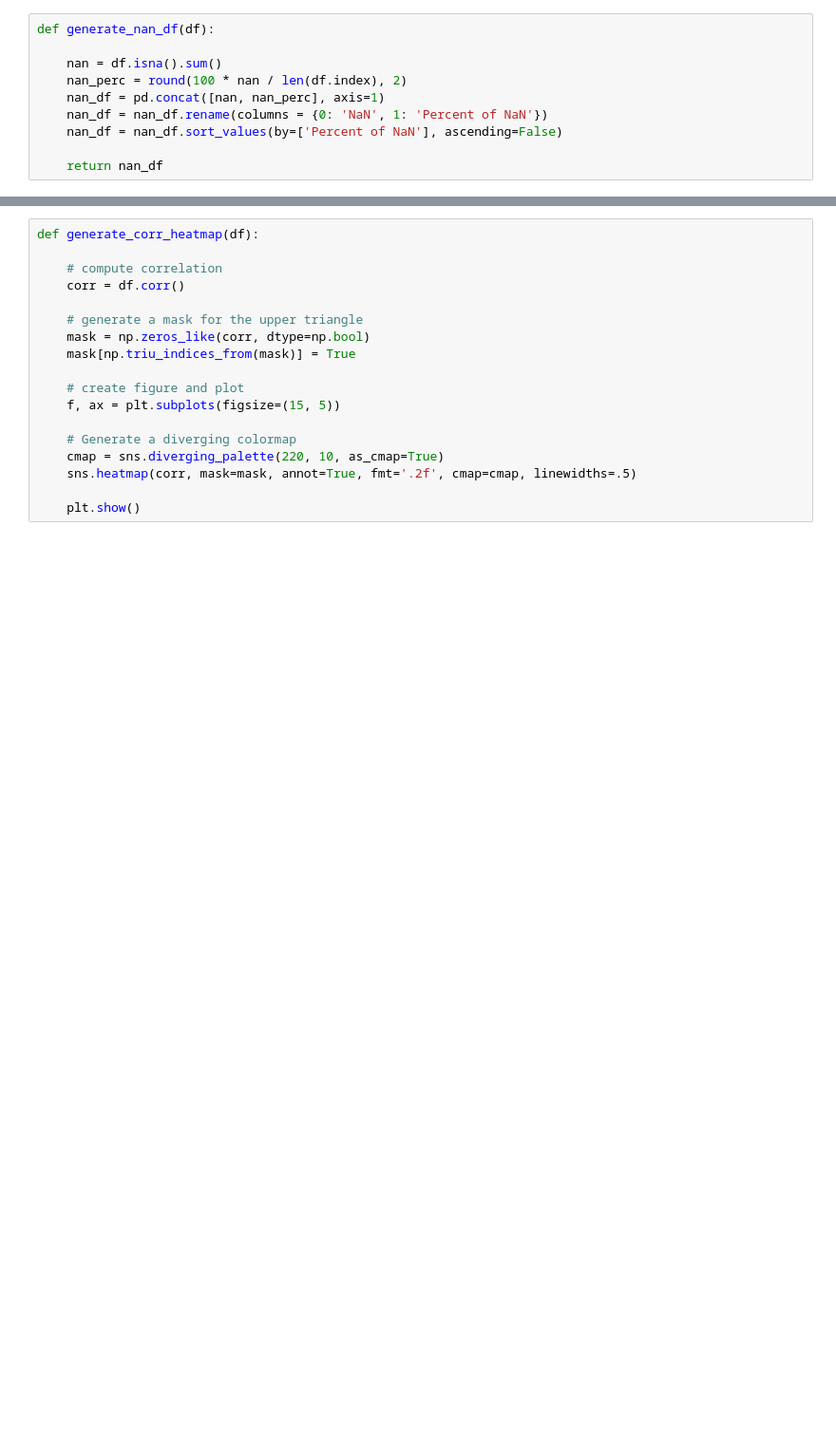
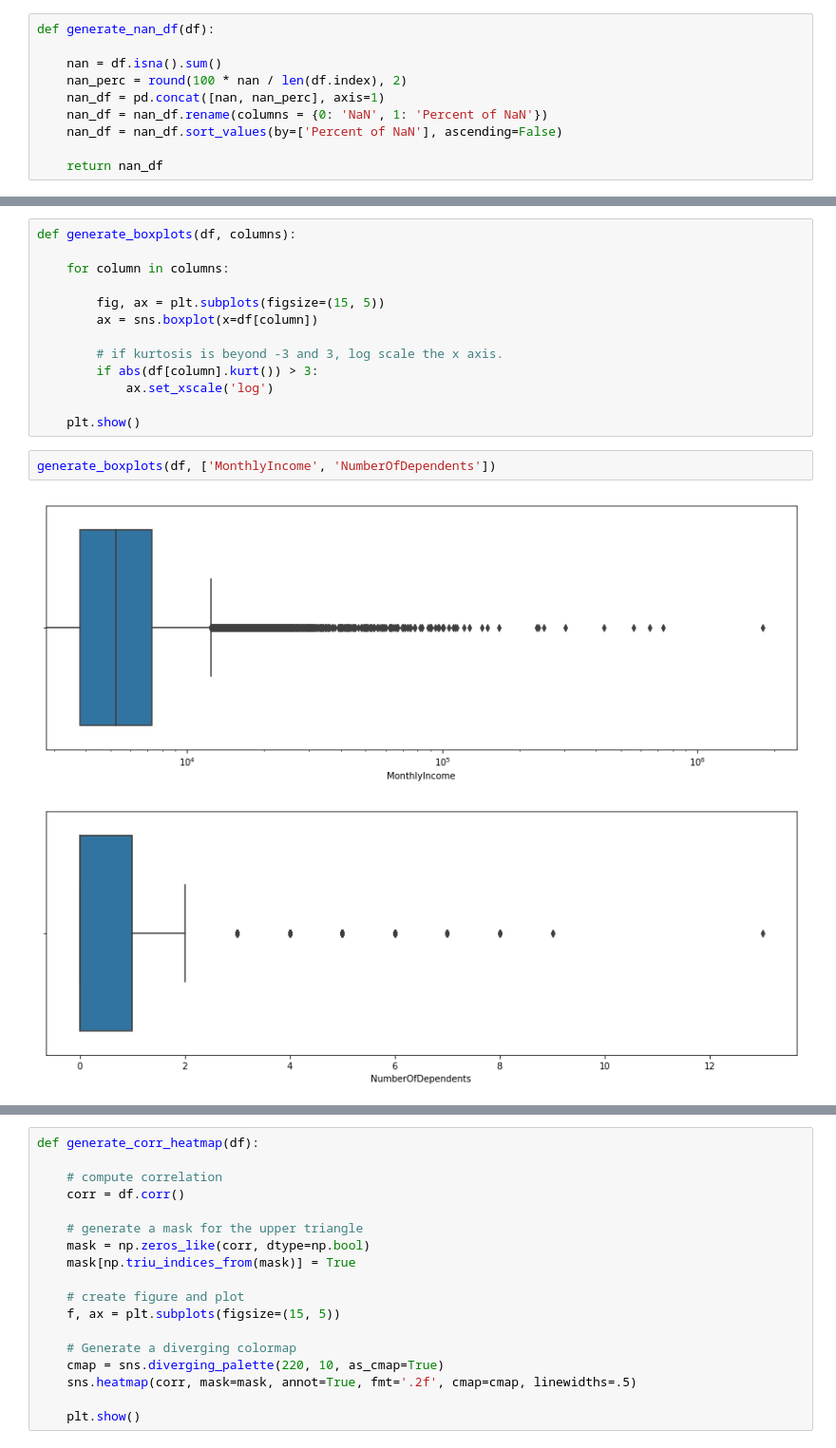
Before and after one commit to capp-machine-learning/ML-pipeline, a Jupyter notebook: ML_pipeline.ipynb, the cells around one changed output, grey strips where cells are left out. Shown at 95% size. Cells and saved outputs as stored; diff of their text form; blank space fills up the shorter version.

```diff
--- a/ML_pipeline.ipynb
+++ b/ML_pipeline.ipynb
@@ -107,0 +110,18 @@ nan_df.head(13)
+# %%
+def generate_boxplots(df, columns):
+
+    for column in columns:
+
+        fig, ax = plt.subplots(figsize=(15, 5))
+        ax = sns.boxplot(x=df[column])
+
+        # if kurtosis is beyond -3 and 3, log scale the x axis.
+        if abs(df[column].kurt()) > 3:
+            ax.set_xscale('log')
+
+    plt.show()
+# %%
+generate_boxplots(df, ['MonthlyIncome', 'NumberOfDependents'])
+# %% [output]
+[figure, added]
+[figure, added]
```
Also changed, not shown: parts of 20 cells of this notebook.
